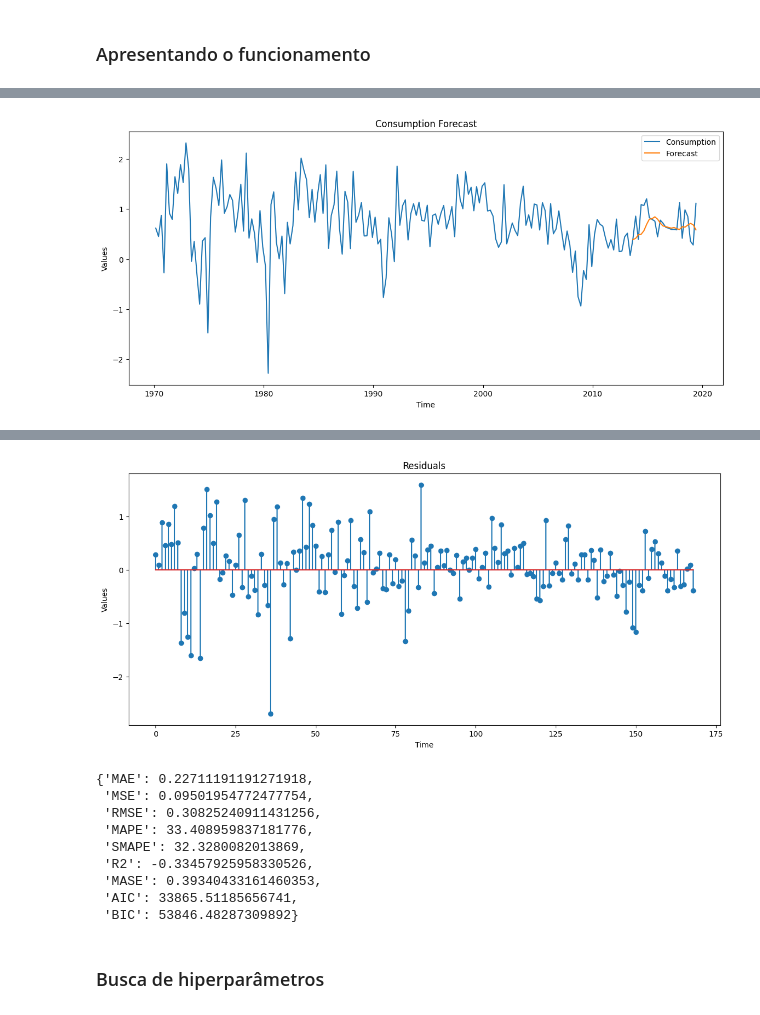
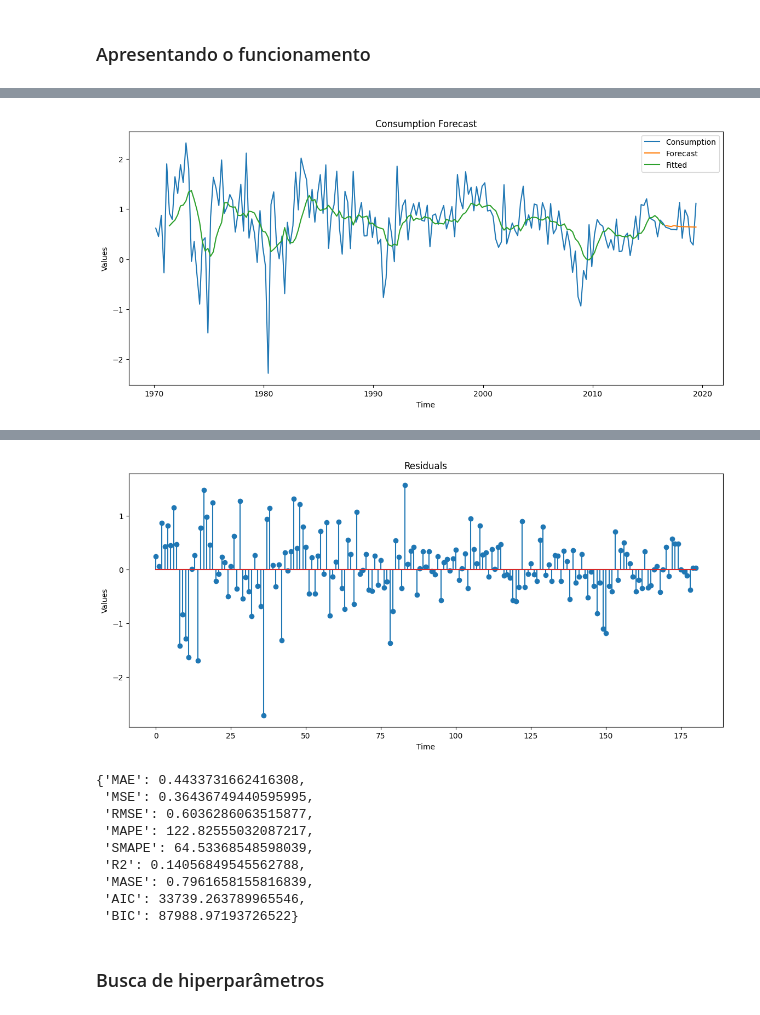
Before and after one commit to GabrielJP314/time-series, a Jupyter notebook: rnn_lstm_models.ipynb, the cells around one changed output, grey strips where cells are left out. Cells and saved outputs as stored; diff of their text form; code cells hidden in the pictures.

```diff
--- a/rnn_lstm_models.ipynb
+++ b/rnn_lstm_models.ipynb
@@ -40,6 +49,8 @@ plt.show()
 [figure]
 # %% [markdown]
 ## Funções auxiliares
+# %%
+TEST_SIZE = 12
 # %%
 # Dataset functions
 
@@ -112,7 +123,7 @@ Nesse primeiro caso vamos utilizar a própria série temporal para prever o pró
 # %%
 # Gerando dataset com janela de 5 observações
 X, y = create_dataset(us_change, 5, ['Consumption'], 'Consumption')
-X_train, X_test, y_train, y_test = split_dataset(X, y, 24)
+X_train, X_test, y_train, y_test = split_dataset(X, y, TEST_SIZE)
 # %%
 # Instanciando e treinando o modelo
 lstm = models.LSTM((X_train.shape[1], X_train.shape[2]), 64)
@@ -143,3 +154,4 @@ Epoch 10/10
 # %%
-pred = lstm.predict(X_test).reshape(-1)
+pred = lstm.predict_n_preds(X_test[0], TEST_SIZE).reshape(-1)
+fitted = lstm.predict(X_train).reshape(-1)
 # %% [output]
@@ -149,14 +161,15 @@ fig, ax = plt.subplots(figsize=(14, 6))
 
 ax.plot(us_change['Quarter'], us_change['Consumption'], label='Consumption')
 ax.plot(us_change['Quarter'].iloc[-len(pred):], pred, label='Forecast')
+ax.plot(us_change['Quarter'].iloc[-len(fitted)-TEST_SIZE:-TEST_SIZE], fitted, label='Fitted')
 ax.set_title('Consumption Forecast')
 ax.set_xlabel('Time')
 ax.set_ylabel('Values')
 ax.legend()
 plt.show()
 # %% [output]
-[figure, old version]
+[figure, new version]
 # %%
-resid = y_train - lstm.predict(X_train).reshape(-1)
+resid = y_train - fitted
 plot_resid(resid)
 # %% [output]
@@ -164,16 +176,16 @@ plot_resid(resid)
-[figure, old version]
+[figure, new version]
 # %%
-get_metrics(y_test, pred, y_train, lstm.model.count_params())
+get_metrics(y_train, fitted, y_train, lstm.model.count_params())
 # %% [output]
-{'MAE': 0.22711191191271918,
- 'MSE': 0.09501954772477754,
- 'RMSE': 0.30825240911431256,
- 'MAPE': 33.408959837181776,
- 'SMAPE': 32.3280082013869,
- 'R2': -0.33457925958330526,
- 'MASE': 0.39340433161460353,
- 'AIC': 33865.51185656741,
- 'BIC': 53846.48287309892}
+{'MAE': 0.4433731662416308,
+ 'MSE': 0.36436749440595995,
+ 'RMSE': 0.6036286063515877,
+ 'MAPE': 122.82555032087217,
+ 'SMAPE': 64.53368548598039,
+ 'R2': 0.14056849545562788,
+ 'MASE': 0.7961658155816839,
+ 'AIC': 33739.263789965546,
+ 'BIC': 87988.97193726522}
 # %% [markdown]
 ### Busca de hiperparâmetros
 # %% [markdown]
```
Also changed, not shown: parts of 23 cells of this notebook, 1 other file.
